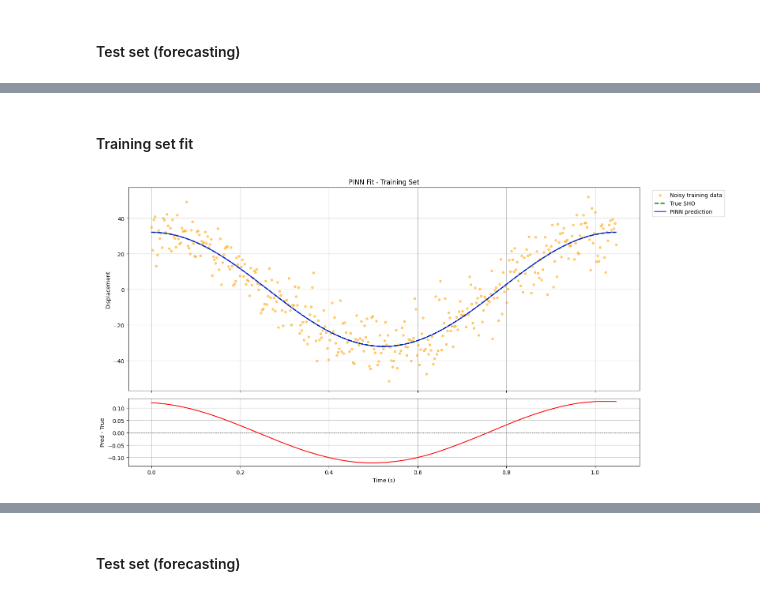
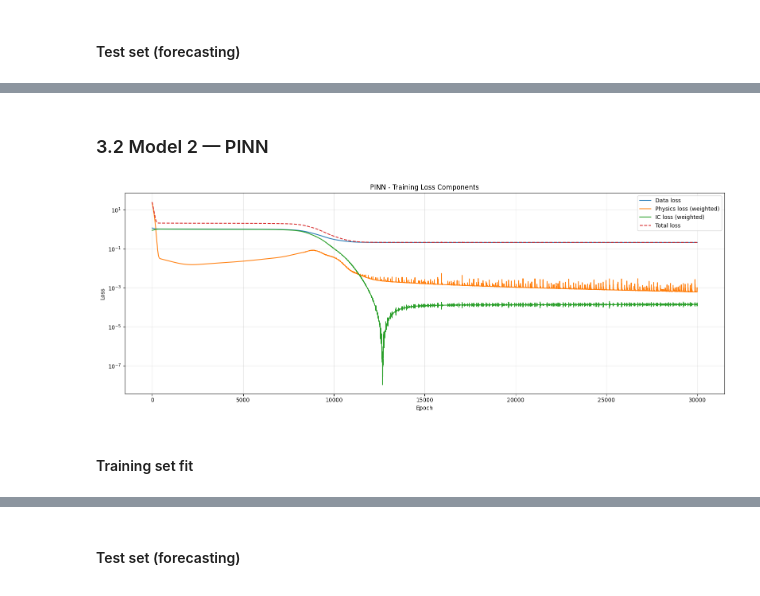
Before and after one commit to GamuceroJP/Thesis, a Jupyter notebook: PINN_examples/SHO_PINN_vs_ANN.ipynb, the cells around one changed output, grey strips where cells are left out. Saved outputs shown, nothing was run; the diff lists cells and outputs as text; code cells hidden in the pictures.

```diff
--- a/PINN_examples/SHO_PINN_vs_ANN.ipynb
+++ b/PINN_examples/SHO_PINN_vs_ANN.ipynb
@@ -505,10 +180,8 @@ plt.show()
+# %% [markdown]
+### 3.2 Model 2 — PINN
+# %%
+plot_pinn_losses(res)
+# %% [output]
+[figure, added]
 # %% [markdown]
 #### Training set fit
-# %%
-x_train_pred_pinn = predict(model_pinn, t, t_mean, t_std, x_mean, x_std)
-
-plot_fit(t, x_noisy, x_clean, x_train_pred_pinn,
-         title="PINN Fit - Training Set", data_label="Noisy training data",
-         pred_label="PINN prediction")
-# %% [output]
-[figure, removed]
```
Also changed, not shown: parts of 76 cells of this notebook, 6 other files.
